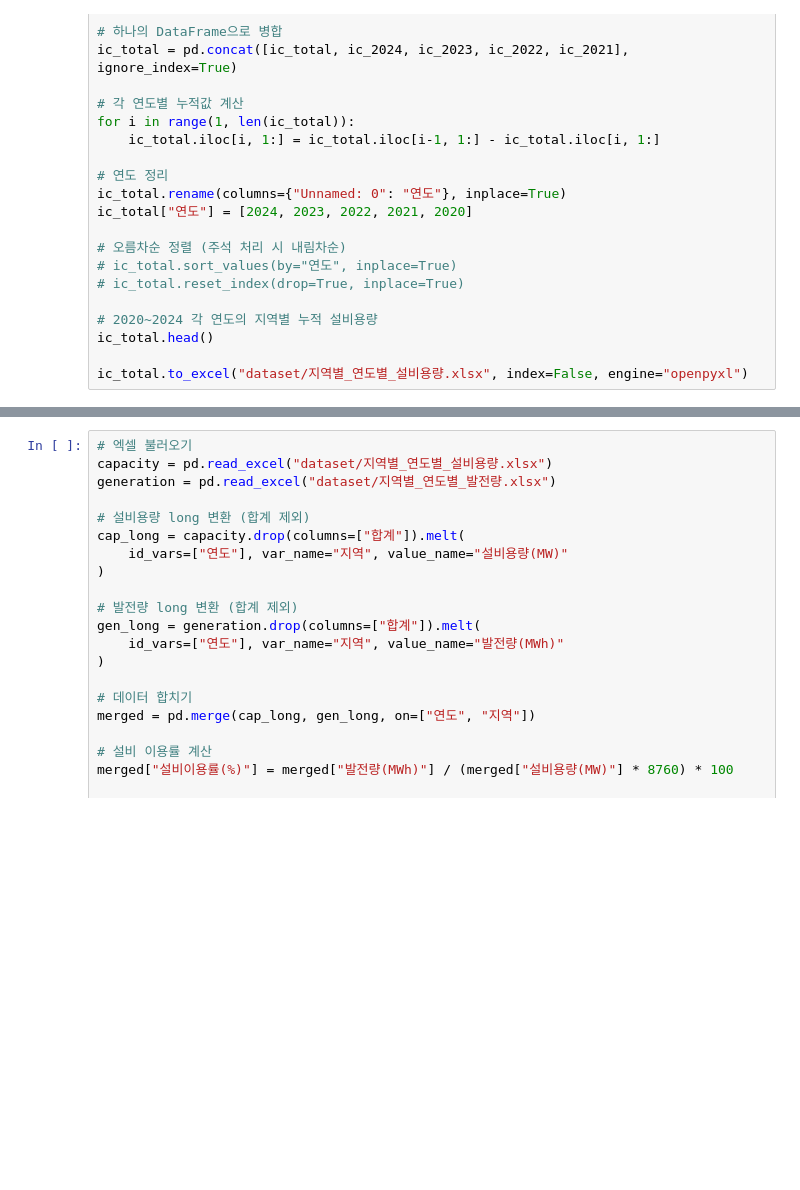
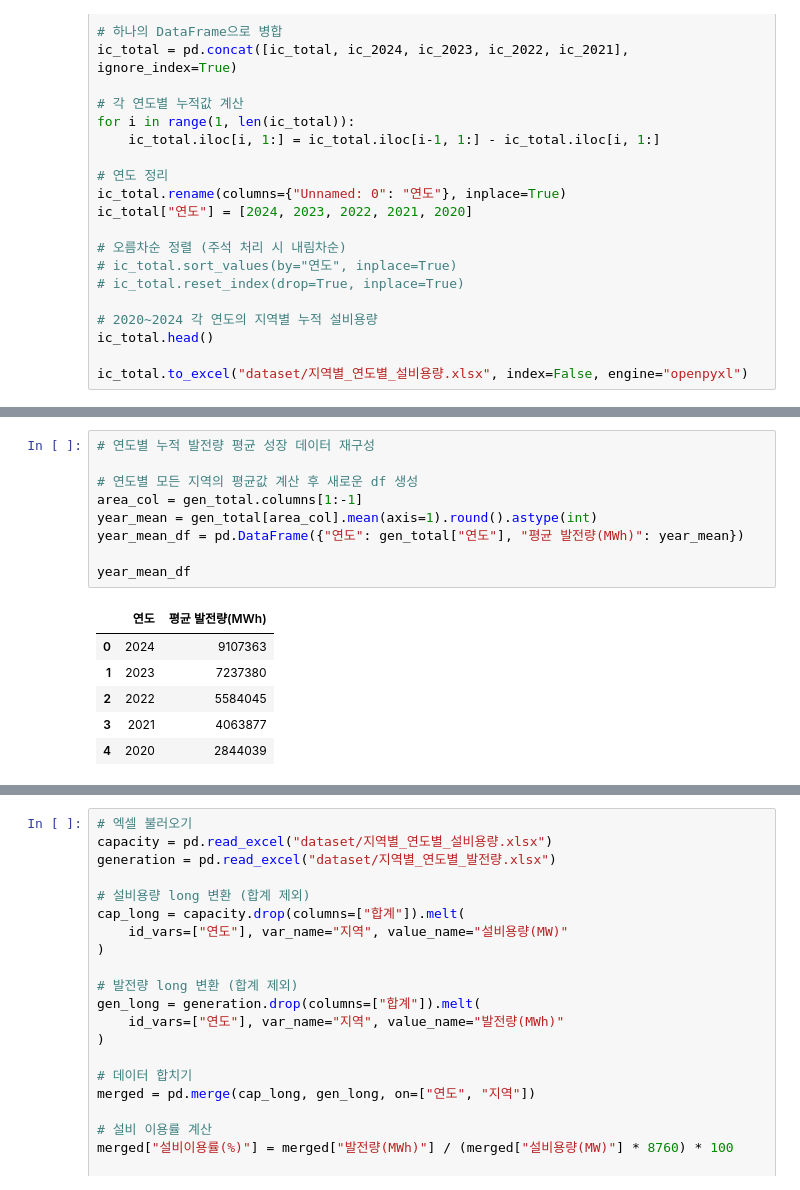
Before and after one commit to taehyunan-99/project_seasonal_renewable_energy, a Jupyter notebook: main.ipynb, the cells around one changed output, grey strips where cells are left out. Cells and saved outputs as stored; diff of their text form; blank space fills up the shorter version.

```diff
--- a/main.ipynb
+++ b/main.ipynb
@@ -146,0 +171,16 @@ gen_total.to_excel("dataset/지역별_연도별_발전량.xlsx", index=False, en
+# %%
+# 연도별 누적 발전량 평균 성장 데이터 재구성
+
+# 연도별 모든 지역의 평균값 계산 후 새로운 df 생성
+area_col = gen_total.columns[1:-1]
+year_mean = gen_total[area_col].mean(axis=1).round().astype(int)
+year_mean_df = pd.DataFrame({"연도": gen_total["연도"], "평균 발전량(MWh)": year_mean})
+
+year_mean_df
+# %% [output]
+|  | 연도 | 평균 발전량(MWh) |
+| 0 | 2024 | 9107363 |
+| 1 | 2023 | 7237380 |
+| 2 | 2022 | 5584045 |
+| 3 | 2021 | 4063877 |
+| 4 | 2020 | 2844039 |
```
Also changed, not shown: parts of 5 cells of this notebook.
